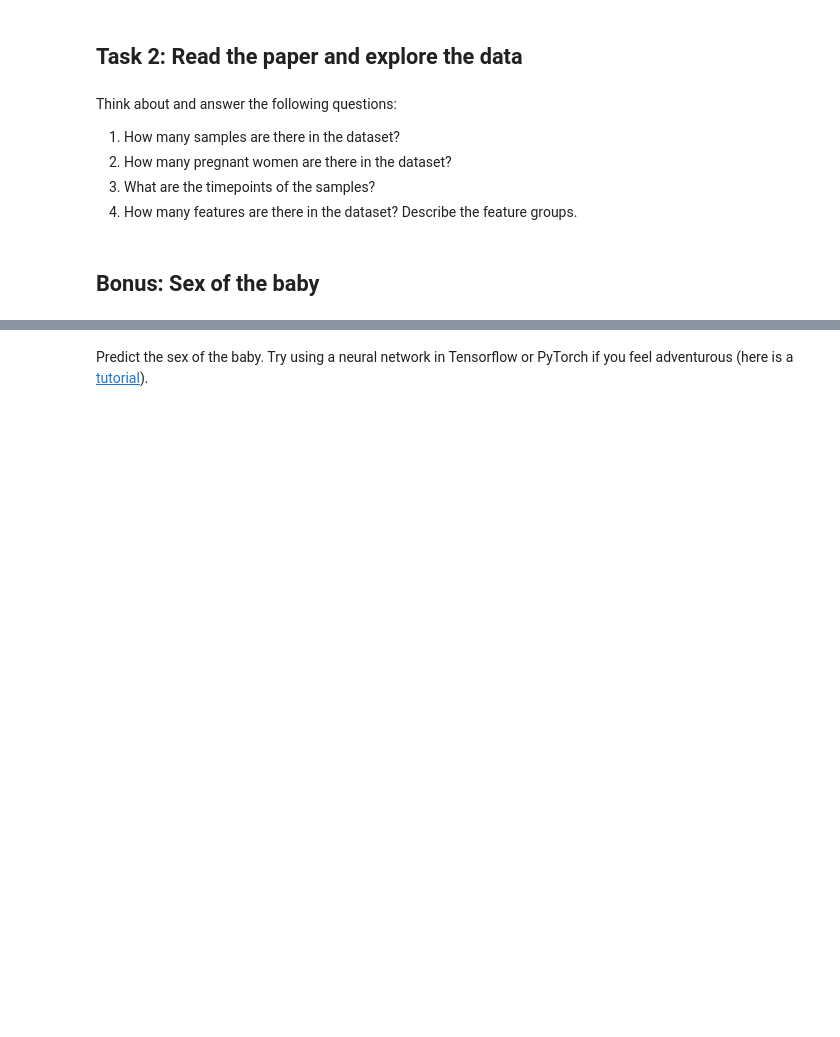
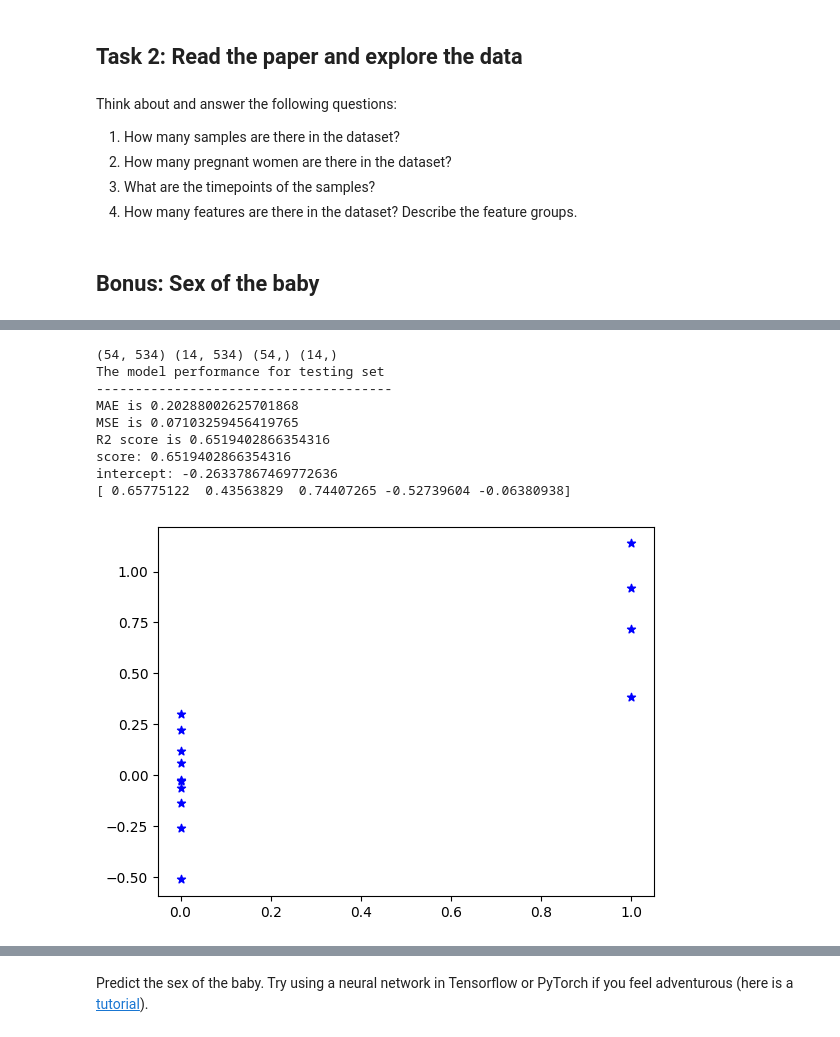
Before and after one commit to luimui/DataScience, a Jupyter notebook: part1_tasks.ipynb, the cells around one changed output, grey strips where cells are left out. Saved outputs shown, nothing was run; the diff lists cells and outputs as text; code cells hidden in the pictures; blank space fills up the shorter version.

```diff
--- a/part1_tasks.ipynb
+++ b/part1_tasks.ipynb
@@ -152,0 +325,47 @@ Think about and answer the following questions:
+# %%
+X = data
+#X = X.sample(n=5,axis='columns')
+y = data_multiomics["sex_bin"]
+
+
+
+X_train, X_test, y_train, y_test = train_test_split(X, y, test_size=0.2)
+
+print(X_train.shape, X_test.shape, y_train.shape, y_test.shape)
+X_train
+
+model = LinearRegression().fit(X_train, y_train)
+y_pred = model.predict(X_test)
+
+
+mae = metrics.mean_absolute_error(y_test, y_pred)
+mse = metrics.mean_squared_error(y_test, y_pred)
+r2 = metrics.r2_score(y_test, y_pred)
+
+print("The model performance for testing set")
+print("--------------------------------------")
+print('MAE is {}'.format(mae))
+print('MSE is {}'.format(mse))
+print('R2 score is {}'.format(r2))
+
+print("score: {}".format(model.score(X_test, y_test)))
+#print("coeff: {}".format(model.coef_))
+print("intercept: {}".format(model.intercept_))
+
+
+plt.scatter(y_test,y_pred,c="blue",marker="*")
+
+
+scores = cross_val_score(model, X_train, y_train, scoring='r2', cv=5)
+print(scores)
+# %% [output]
+(54, 534) (14, 534) (54,) (14,)
+The model performance for testing set
+--------------------------------------
+MAE is 0.20288002625701868
+MSE is 0.07103259456419765
+R2 score is 0.6519402866354316
+score: 0.6519402866354316
+intercept: -0.26337867469772636
+[ 0.65775122  0.43563829  0.74407265 -0.52739604 -0.06380938]
+[figure, added]
```
Also changed, not shown: parts of 14 cells of this notebook.
